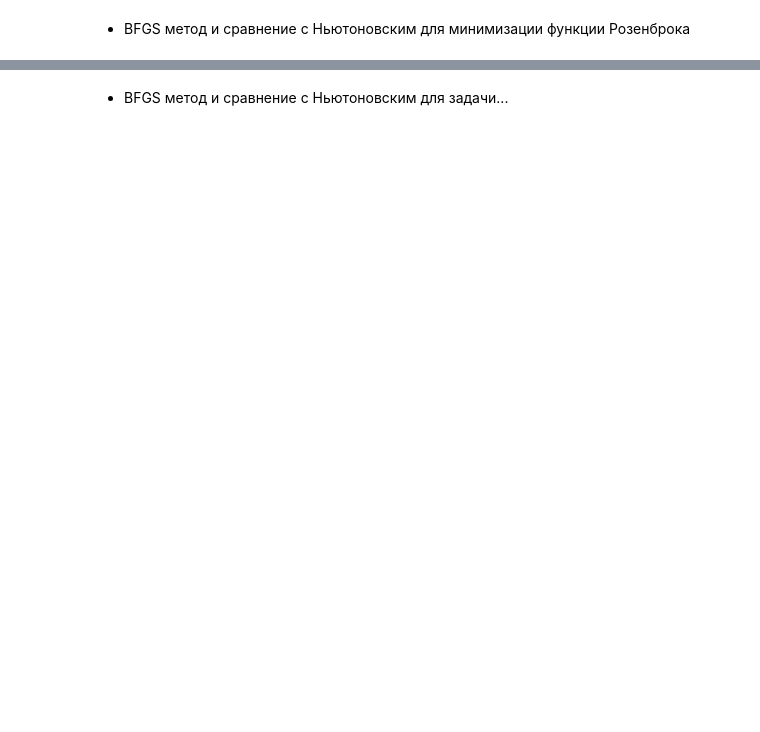
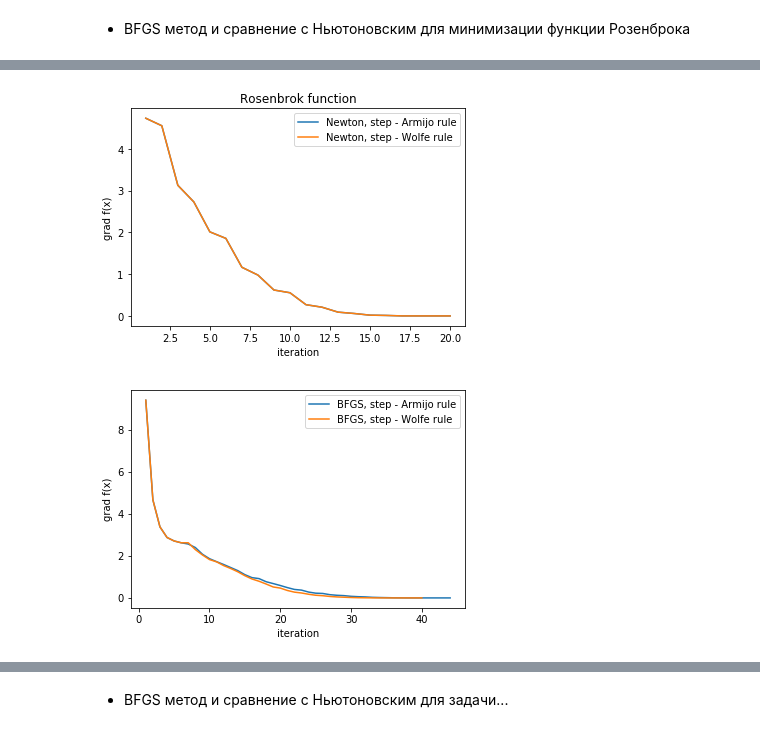
Before and after one commit to hohlov06/opts, a Jupyter notebook: pyt_HW4/HW10.ipynb, the cells around one changed output, grey strips where cells are left out. Cells and saved outputs as stored; diff of their text form; code cells hidden in the pictures; blank space fills up the shorter version.

```diff
--- a/pyt_HW4/HW10.ipynb
+++ b/pyt_HW4/HW10.ipynb
@@ -549,0 +667,34 @@ x3_history
+# %%
+iter1 = np.arange(1, len(grad_f1_newton_linesearch)+1, 1)
+iter2 = np.arange(1, len(grad_f1_newton_sqrtiter)+1, 1)
+iter3 = np.arange(1, len(grad_f1_newton_armijo)+1, 1)
+iter4 = np.arange(1, len(grad_f1_newton_wolfe)+1, 1)
+iter5 = np.arange(1, len(grad_f1_bfgs_linesearch)+1, 1)
+iter6 = np.arange(1, len(grad_f1_bfgs_sqrtiter)+1, 1)
+iter7 = np.arange(1, len(grad_f1_bfgs_armijo)+1, 1)
+iter8 = np.arange(1, len(grad_f1_bfgs_wolfe)+1, 1)
+
+#plt.plot(iter1, f1_newton_linesearch, label='Newton,step = 1')
+#plt.plot(iter2, f1_newton_sqrtiter, label='Newton, step = $\dfrac{1}{\sqrt{n+1}}$')
+plt.plot(iter3, f1_newton_armijo, label='Newton, step - Armijo rule')
+plt.plot(iter4, f1_newton_wolfe, label='Newton, step - Wolfe rule')
+#plt.plot(iter7, np.log(iter7*0 + 2))
+plt.xlabel("iteration")
+plt.ylabel("grad f(x)")
+plt.legend()
+plt.title("Rosenbrok function")
+plt.show()
+
+
+#plt.plot(iter5, f1_bfgs_linesearch, label='BFGS,step = 1')
+#plt.plot(iter6, f1_bfgs_sqrtiter, label='BFGS, step = $\dfrac{1}{\sqrt{n+1}}$')
+plt.plot(iter7, f1_bfgs_armijo, label='BFGS, step - Armijo rule')
+plt.plot(iter8, f1_bfgs_wolfe, label='BFGS, step - Wolfe rule')
+#plt.plot(iter7, np.log(iter7*0 + 2))
+plt.xlabel("iteration")
+plt.ylabel("grad f(x)")
+plt.legend()
+plt.show()
+# %% [output]
+[figure, added]
+[figure, added]
```
Also changed, not shown: parts of 32 cells of this notebook.
